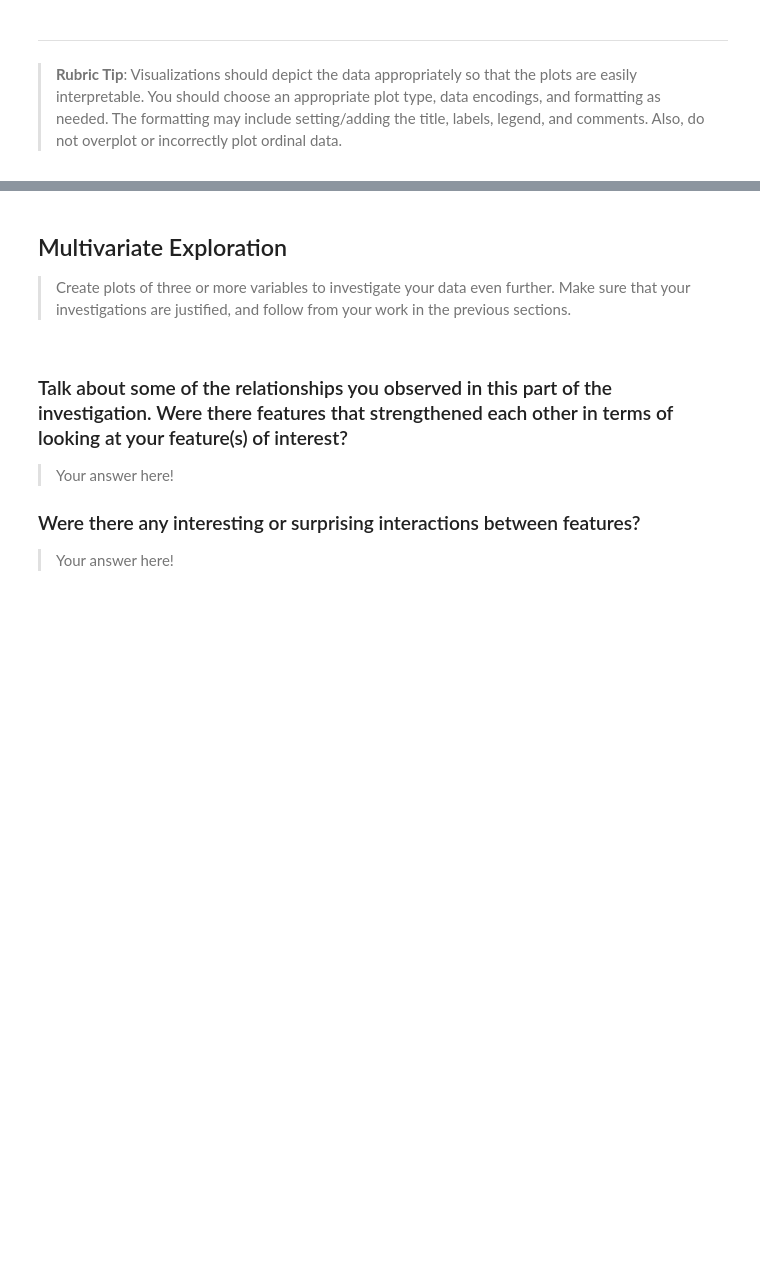
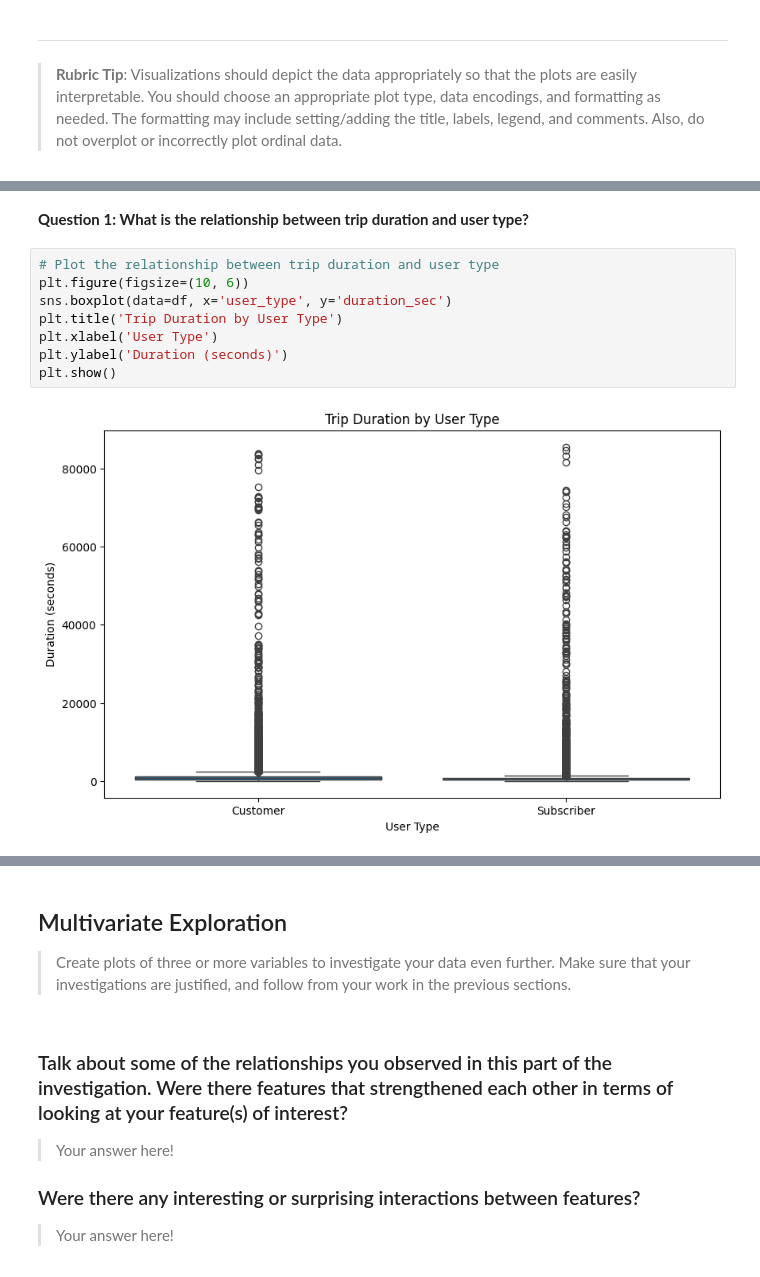
Before and after one commit to JonathanPrentice/Udacity-Data-Analyst-Nanodegree, a Jupyter notebook: Project 3 - Communicate Data Findings/notebooks/Part_I_Exploration.ipynb, the cells around one changed output, grey strips where cells are left out. Drawn from its saved outputs; the diff is of its cells as text; blank space fills up the shorter version.

```diff
--- a/Project 3 - Communicate Data Findings/notebooks/Part_I_Exploration.ipynb
+++ b/Project 3 - Communicate Data Findings/notebooks/Part_I_Exploration.ipynb
@@ -216,0 +227,12 @@ fashion in the previous section (univariate exploration).
+# %% [markdown]
+**Question 1: What is the relationship between trip duration and user type?**
+# %%
+# Plot the relationship between trip duration and user type
+plt.figure(figsize=(10, 6))
+sns.boxplot(data=df, x='user_type', y='duration_sec')
+plt.title('Trip Duration by User Type')
+plt.xlabel('User Type')
+plt.ylabel('Duration (seconds)')
+plt.show()
+# %% [output]
+[figure, added]
```
Also changed, not shown: parts of 21 cells of this notebook.
